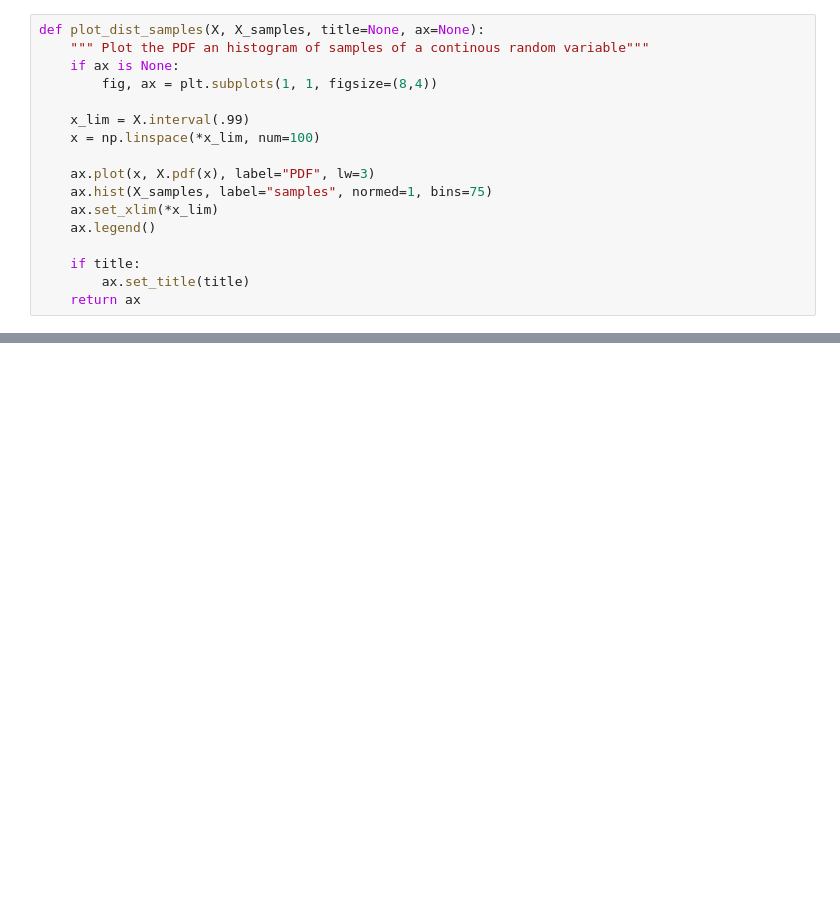
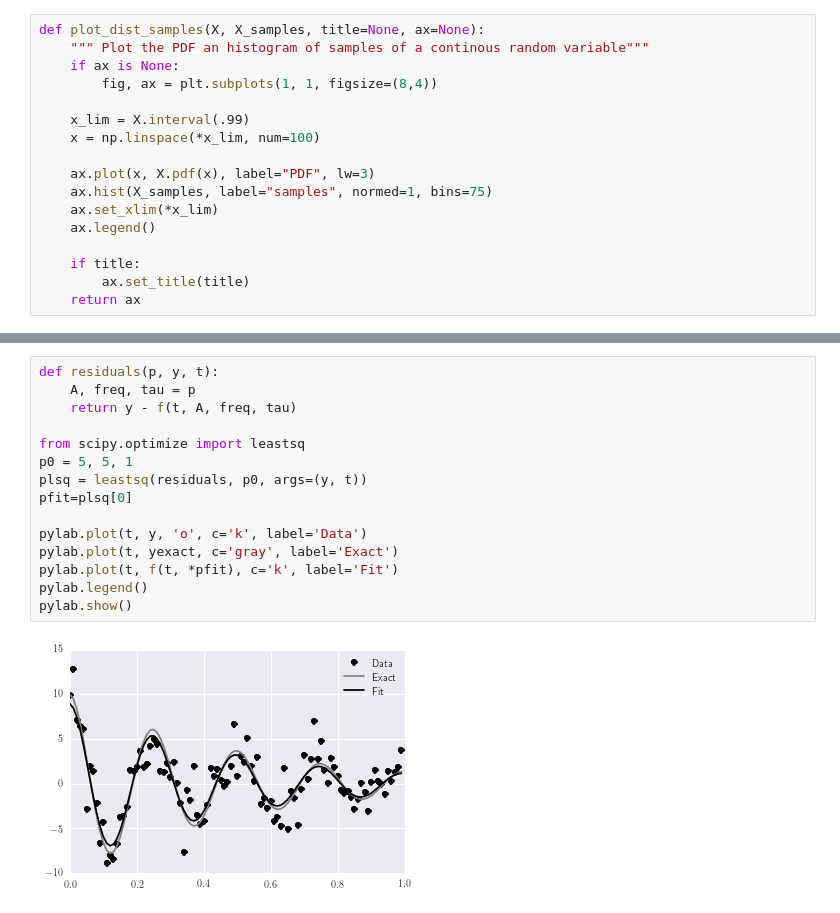
Before and after one commit to temcom/ipython, a Jupyter notebook: Test_First_Try.ipynb, the cells around one changed output, grey strips where cells are left out. Saved outputs shown, nothing was run; the diff lists cells and outputs as text; blank space fills up the shorter version.

Commit message:
adding nonlinear least squares fitting

```diff
--- a/Test_First_Try.ipynb
+++ b/Test_First_Try.ipynb
@@ -340,0 +359,17 @@ pylab.show()
+# %%
+def residuals(p, y, t):
+    A, freq, tau = p
+    return y - f(t, A, freq, tau)
+
+from scipy.optimize import leastsq
+p0 = 5, 5, 1
+plsq = leastsq(residuals, p0, args=(y, t))
+pfit=plsq[0]
+
+pylab.plot(t, y, 'o', c='k', label='Data')
+pylab.plot(t, yexact, c='gray', label='Exact')
+pylab.plot(t, f(t, *pfit), c='k', label='Fit')
+pylab.legend()
+pylab.show()
+# %% [output]
+[figure, added]
```
Also changed, not shown: parts of 14 cells of this notebook.
